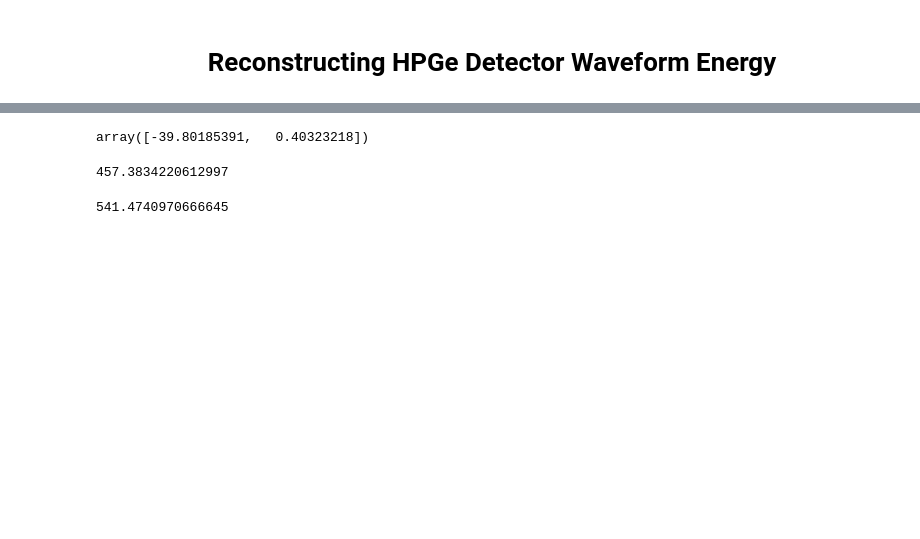
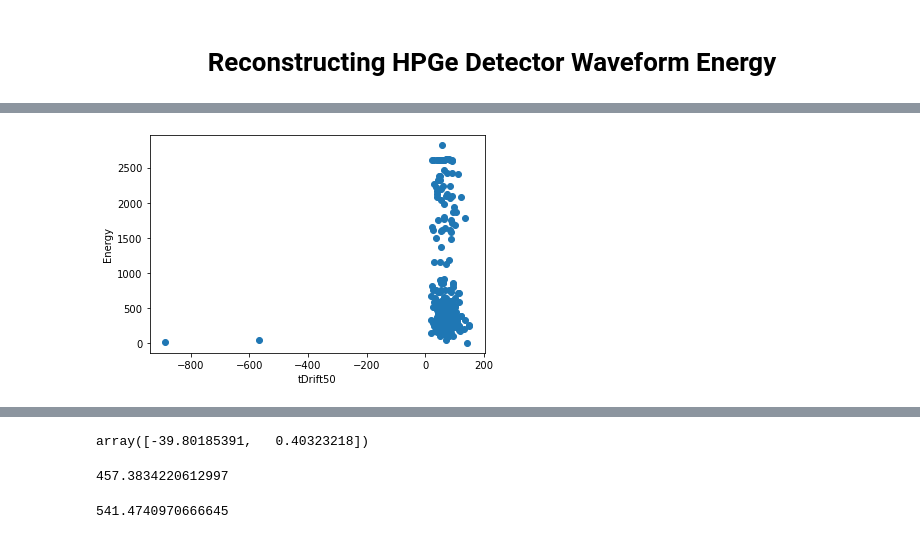
Before and after one commit to owenkyang/HPGe-Detector-Energy-Predictor, a Jupyter notebook: calculator.ipynb, the cells around one changed output, grey strips where cells are left out. Cells and saved outputs as stored; diff of their text form; code cells hidden in the pictures; blank space fills up the shorter version.

```diff
--- a/calculator.ipynb
+++ b/calculator.ipynb
@@ -6,0 +32,7 @@ from itertools import combinations
+# %%
+plt.scatter(waveforms['tDrift50'], waveforms['Energy'])
+plt.xlabel('tDrift50')
+plt.ylabel('Energy')
+plt.show(block=True)
+# %% [output]
+[figure, added]
```
Also changed, not shown: parts of 8 cells of this notebook.
